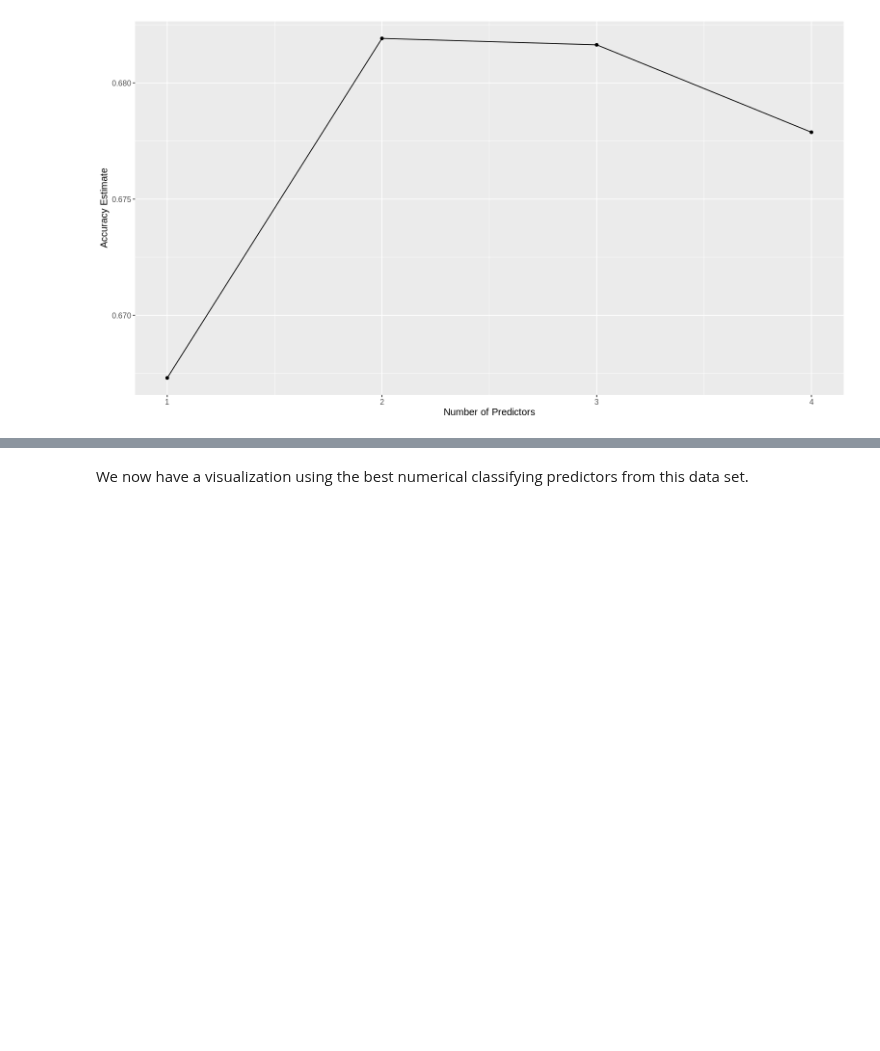
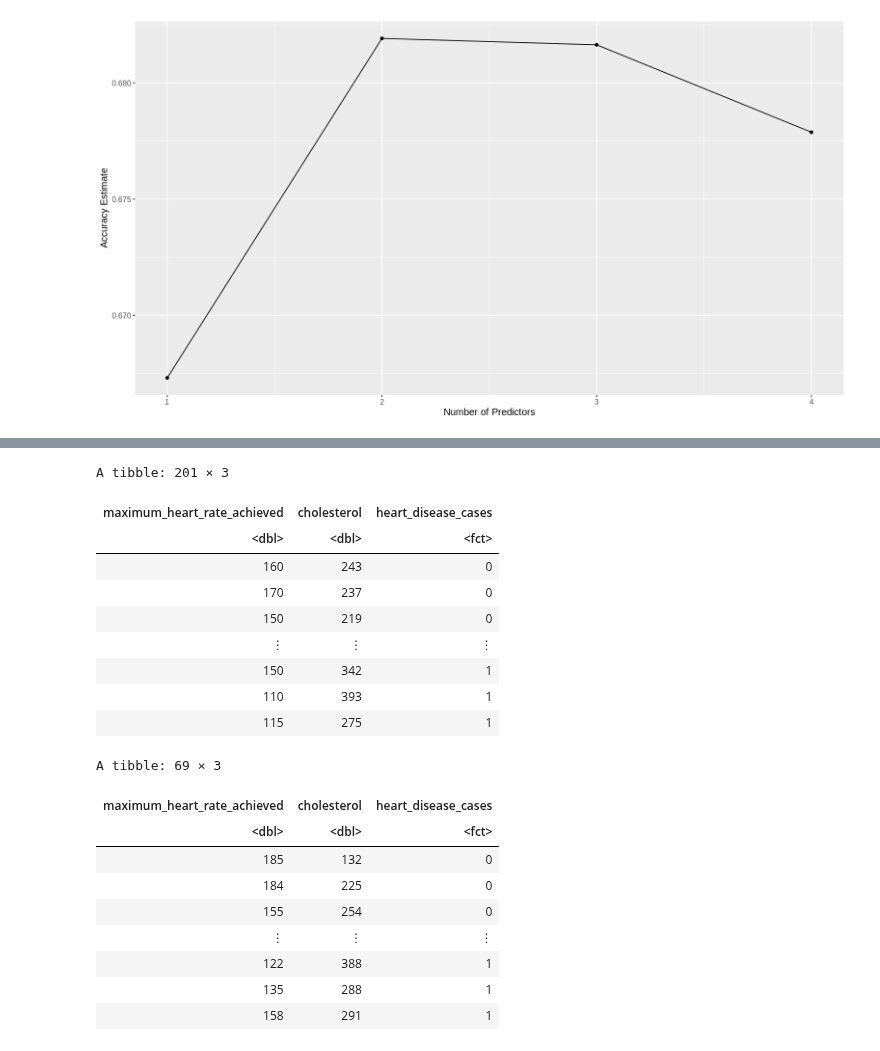
Before and after one commit to jaden-lai/DSCI-100-006-21, a Jupyter notebook: project_final.ipynb, the cells around one changed output, grey strips where cells are left out. Cells and saved outputs as stored; diff of their text form; code cells hidden in the pictures; blank space fills up the shorter version.

```diff
--- a/project_final.ipynb
+++ b/project_final.ipynb
@@ -261,2 +243,31 @@ will replace the existing scale.
-# %% [markdown]
-We now have a visualization using the best numerical classifying predictors from this data set.
+# %%
+# Create training and testing
+set.seed(27)
+hd_keep <- select(heart_disease_hungarian, maximum_heart_rate_achieved, cholesterol,heart_disease_cases)
+hd_split <- initial_split(hd_keep, prop = 0.75, strata = heart_disease_cases)
+hd_train <- training(hd_split)
+hd_test <- testing(hd_split)
+
+hd_train
+hd_test
+# %% [output]
+A tibble: 201 × 3
+| maximum_heart_rate_achieved | cholesterol | heart_disease_cases |
+| <dbl> | <dbl> | <fct> |
+| 160 | 243 | 0 |
+| 170 | 237 | 0 |
+| 150 | 219 | 0 |
+| ⋮ | ⋮ | ⋮ |
+| 150 | 342 | 1 |
+| 110 | 393 | 1 |
+| 115 | 275 | 1 |
+A tibble: 69 × 3
+| maximum_heart_rate_achieved | cholesterol | heart_disease_cases |
+| <dbl> | <dbl> | <fct> |
+| 185 | 132 | 0 |
+| 184 | 225 | 0 |
+| 155 | 254 | 0 |
+| ⋮ | ⋮ | ⋮ |
+| 122 | 388 | 1 |
+| 135 | 288 | 1 |
+| 158 | 291 | 1 |
```
Also changed, not shown: parts of 16 cells of this notebook, 2 other files.
